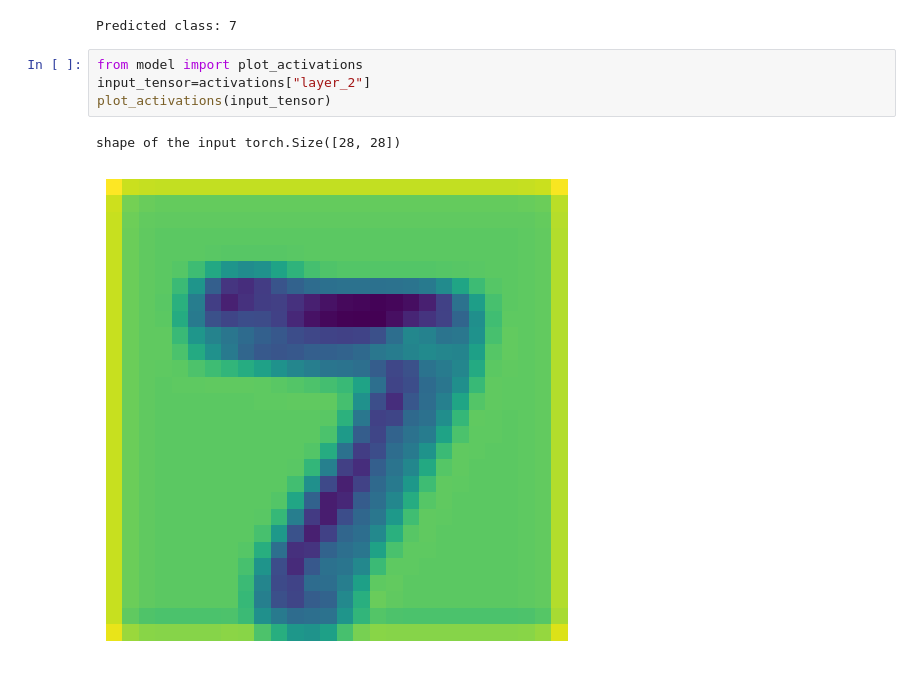
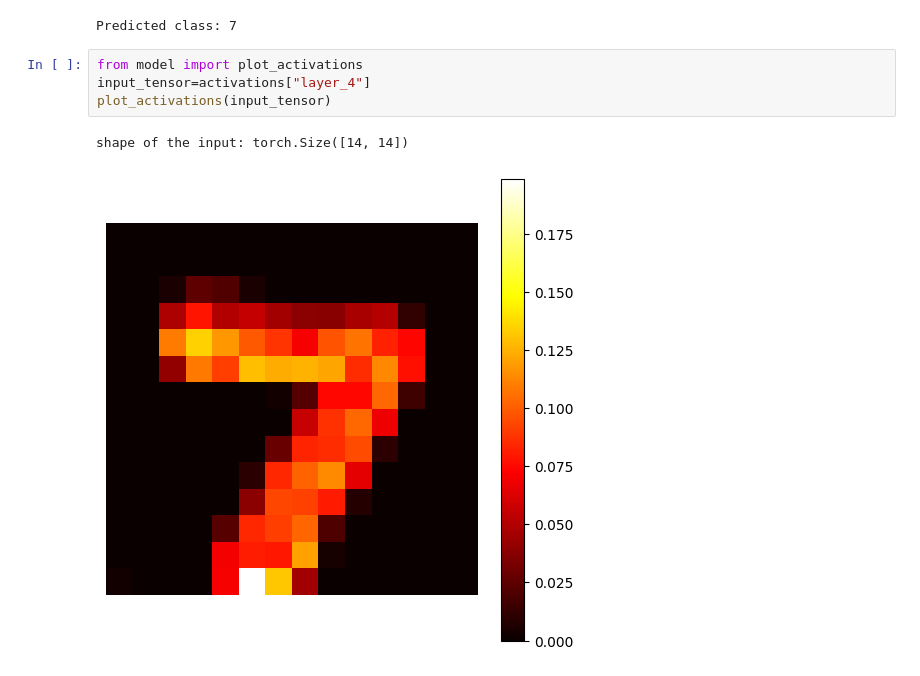
Before and after one commit to maneett18-singh/AR-VR, a Jupyter notebook: main.ipynb, the cells around one changed output. Cells and saved outputs as stored; diff of their text form.

Commit message:
plotting the heat map

```diff
--- a/main.ipynb
+++ b/main.ipynb
@@ -22,10 +22,10 @@ make_prediction(cnn,input_url="https://machinelearningmastery.com/wp-content/upl
 Predicted class: 7
 # %%
 from model import plot_activations
-input_tensor=activations["layer_2"]
+input_tensor=activations["layer_4"]
 plot_activations(input_tensor)
 # %% [output]
-shape of the input torch.Size([28, 28])
+shape of the input: torch.Size([14, 14])
-[figure, old version]
+[figure, new version]
 # %%
 from model import plot_activations
```
Also changed, not shown: parts of 1 cell of this notebook, 1 other file.
